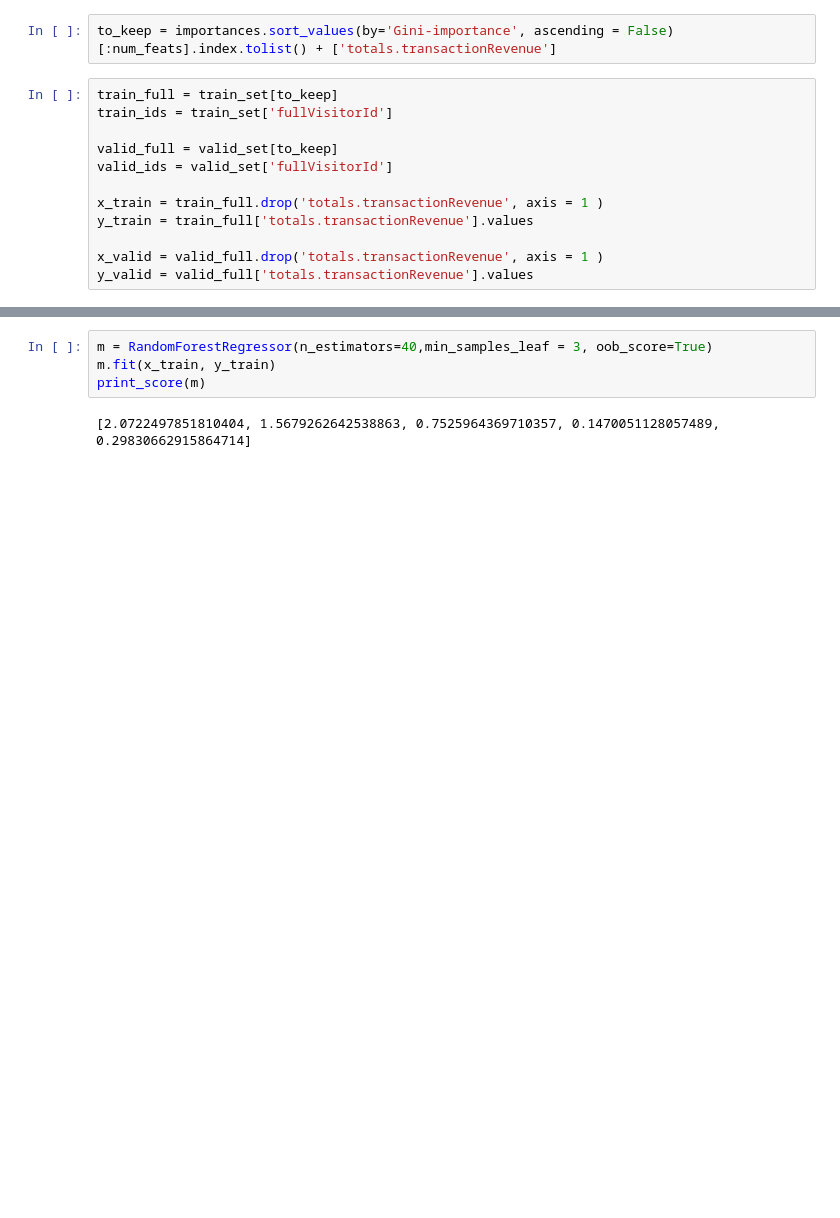
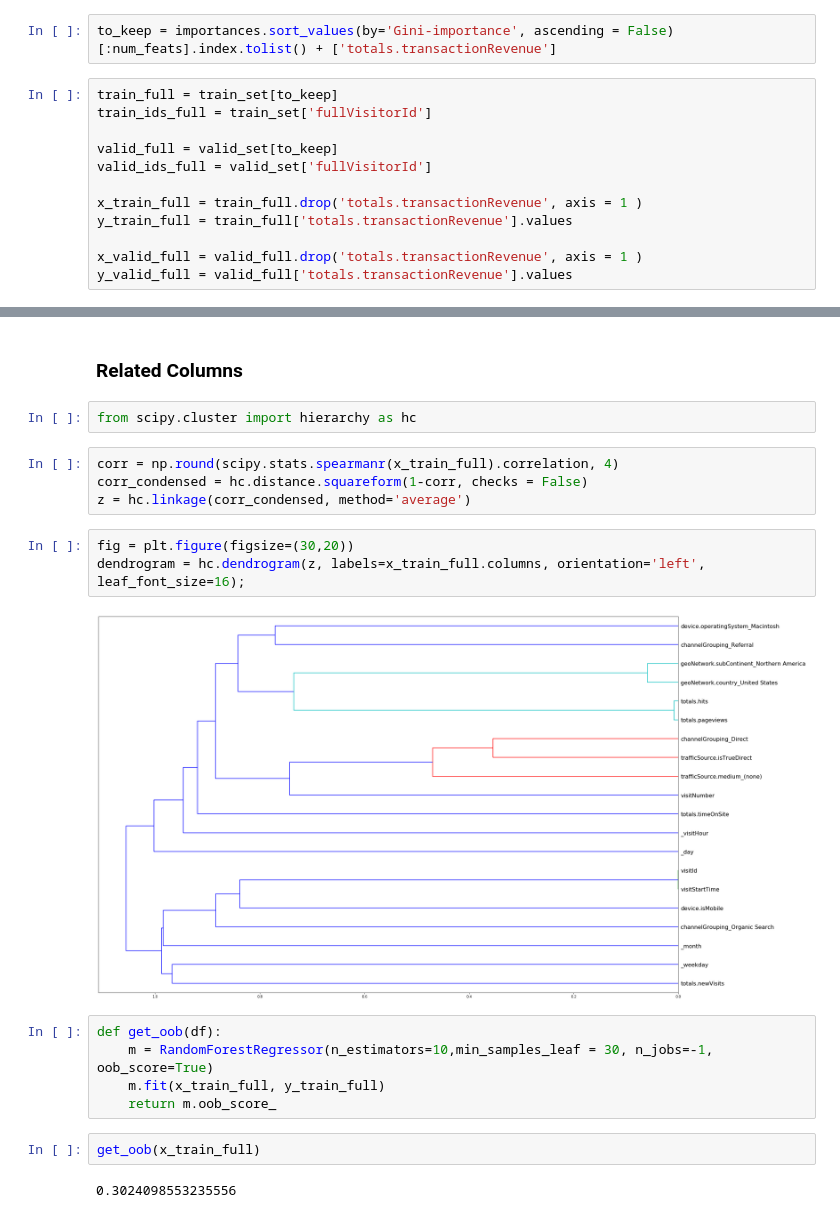
Before and after one commit to gpmurphy7/ML_Tutorials, a Jupyter notebook: GStoreRevenue/gstore_revenue_v2.ipynb, the cells around one changed output, grey strips where cells are left out. Saved outputs shown, nothing was run; the diff lists cells and outputs as text; blank space fills up the shorter version.

```diff
--- a/GStoreRevenue/gstore_revenue_v2.ipynb
+++ b/GStoreRevenue/gstore_revenue_v2.ipynb
@@ -349,13 +349,13 @@ importances.sort_values(by='Gini-importance', ascending = False)[:num_feats].plo
 to_keep = importances.sort_values(by='Gini-importance', ascending = False)[:num_feats].index.tolist() + ['totals.transactionRevenue']
 # %%
 train_full = train_set[to_keep]
-train_ids = train_set['fullVisitorId']
+train_ids_full = train_set['fullVisitorId']
 
 valid_full = valid_set[to_keep]
-valid_ids = valid_set['fullVisitorId']
+valid_ids_full = valid_set['fullVisitorId']
 
-x_train = train_full.drop('totals.transactionRevenue', axis = 1 )
-y_train = train_full['totals.transactionRevenue'].values
+x_train_full = train_full.drop('totals.transactionRevenue', axis = 1 )
+y_train_full = train_full['totals.transactionRevenue'].values
 
-x_valid = valid_full.drop('totals.transactionRevenue', axis = 1 )
-y_valid = valid_full['totals.transactionRevenue'].values
+x_valid_full = valid_full.drop('totals.transactionRevenue', axis = 1 )
+y_valid_full = valid_full['totals.transactionRevenue'].values
@@ -362,6 +398,22 @@ y_valid = valid_full['totals.transactionRevenue'].values
+# %% [markdown]
+### Related Columns
+# %%
+from scipy.cluster import hierarchy as hc
+# %%
+corr = np.round(scipy.stats.spearmanr(x_train_full).correlation, 4)
+corr_condensed = hc.distance.squareform(1-corr, checks = False)
+z = hc.linkage(corr_condensed, method='average')
+# %%
+fig = plt.figure(figsize=(30,20))
+dendrogram = hc.dendrogram(z, labels=x_train_full.columns, orientation='left', leaf_font_size=16);
+# %% [output]
+[figure, added]
 # %%
-m = RandomForestRegressor(n_estimators=40,min_samples_leaf = 3, oob_score=True)
-m.fit(x_train, y_train)
-print_score(m)
+def get_oob(df):
+    m = RandomForestRegressor(n_estimators=10,min_samples_leaf = 30, n_jobs=-1, oob_score=True)
+    m.fit(x_train_full, y_train_full)
+    return m.oob_score_
-# %% [output]
-[2.0722497851810404, 1.5679262642538863, 0.7525964369710357, 0.1470051128057489, 0.29830662915864714]
+# %%
+get_oob(x_train_full)
+# %% [output]
+0.3024098553235556
```
Also changed, not shown: parts of 109 cells of this notebook, 1 other file.
